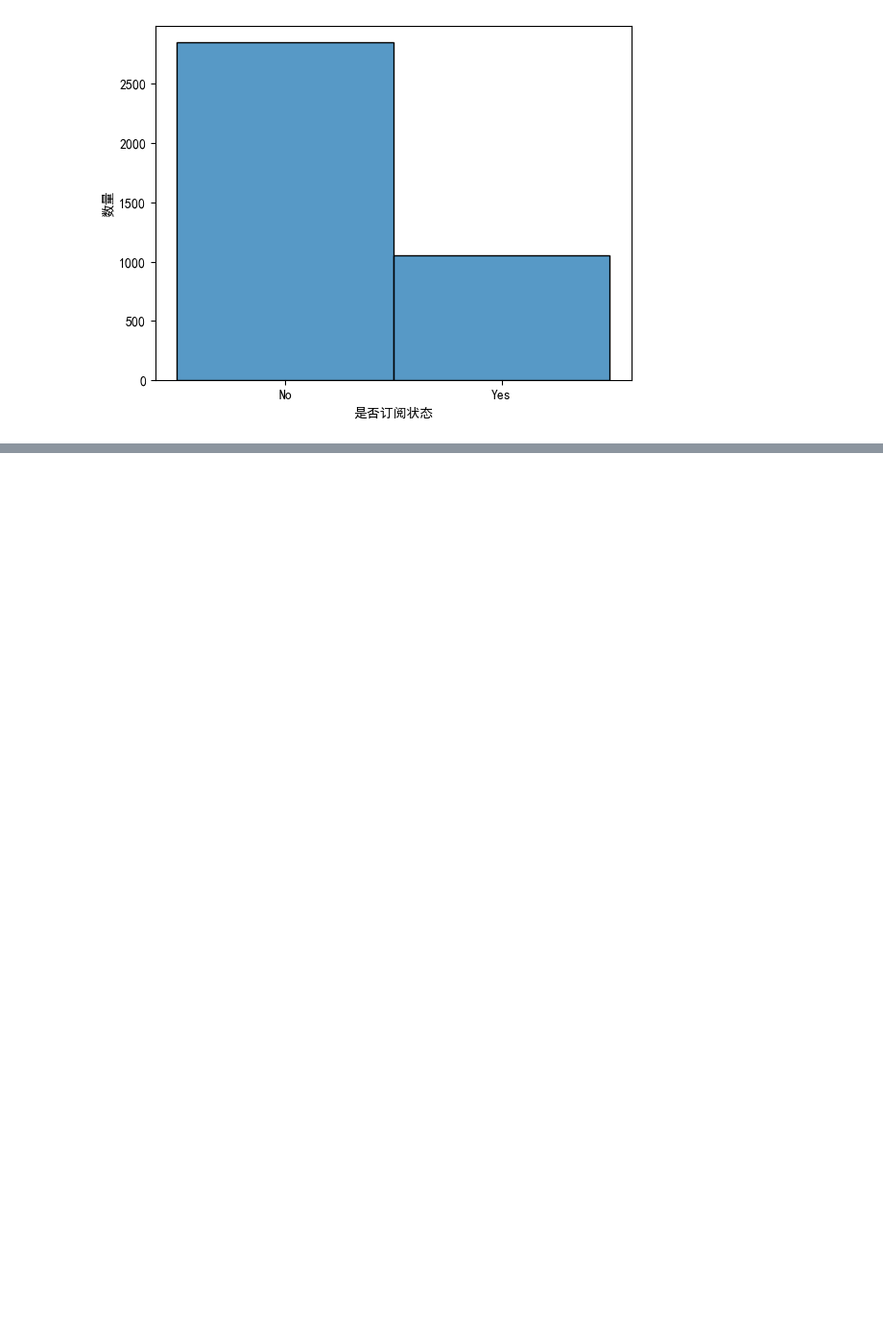
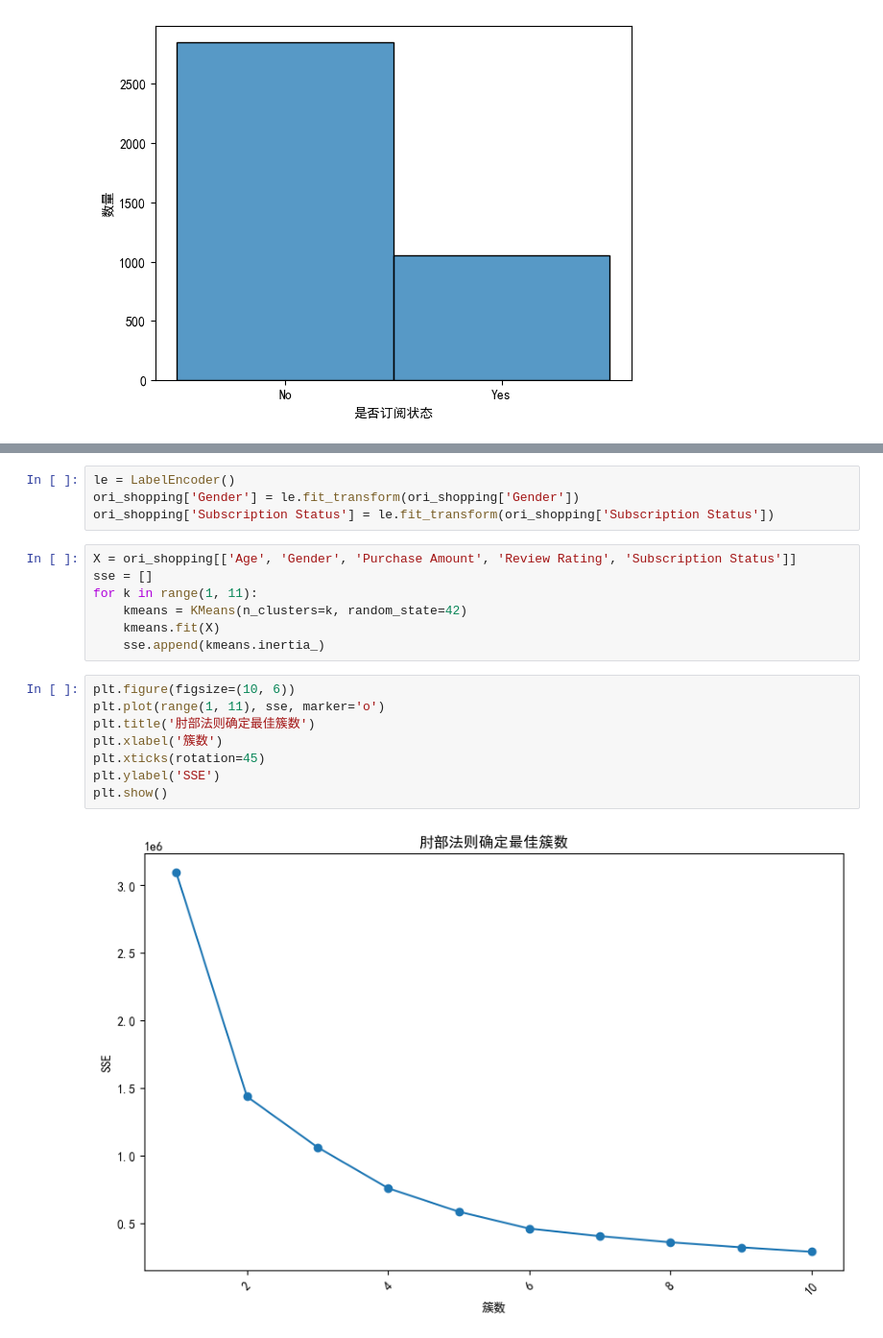
Before and after one commit to 53455345/python-ex, a Jupyter notebook: Untitled.ipynb, the cells around one changed output, grey strips where cells are left out. Shown: that part at 96% size. Cells and saved outputs as stored; diff of their text form; blank space fills up the shorter version.

```diff
--- a/Untitled.ipynb
+++ b/Untitled.ipynb
@@ -215,0 +236,21 @@ plt.show()
+# %%
+le = LabelEncoder()
+ori_shopping['Gender'] = le.fit_transform(ori_shopping['Gender'])
+ori_shopping['Subscription Status'] = le.fit_transform(ori_shopping['Subscription Status'])
+# %%
+X = ori_shopping[['Age', 'Gender', 'Purchase Amount', 'Review Rating', 'Subscription Status']]
+sse = []
+for k in range(1, 11):
+    kmeans = KMeans(n_clusters=k, random_state=42)
+    kmeans.fit(X)
+    sse.append(kmeans.inertia_)
+# %%
+plt.figure(figsize=(10, 6))
+plt.plot(range(1, 11), sse, marker='o')
+plt.title('肘部法则确定最佳簇数')
+plt.xlabel('簇数')
+plt.xticks(rotation=45)
+plt.ylabel('SSE')
+plt.show()
+# %% [output]
+[figure, added]
```
Also changed, not shown: parts of 9 cells of this notebook.
